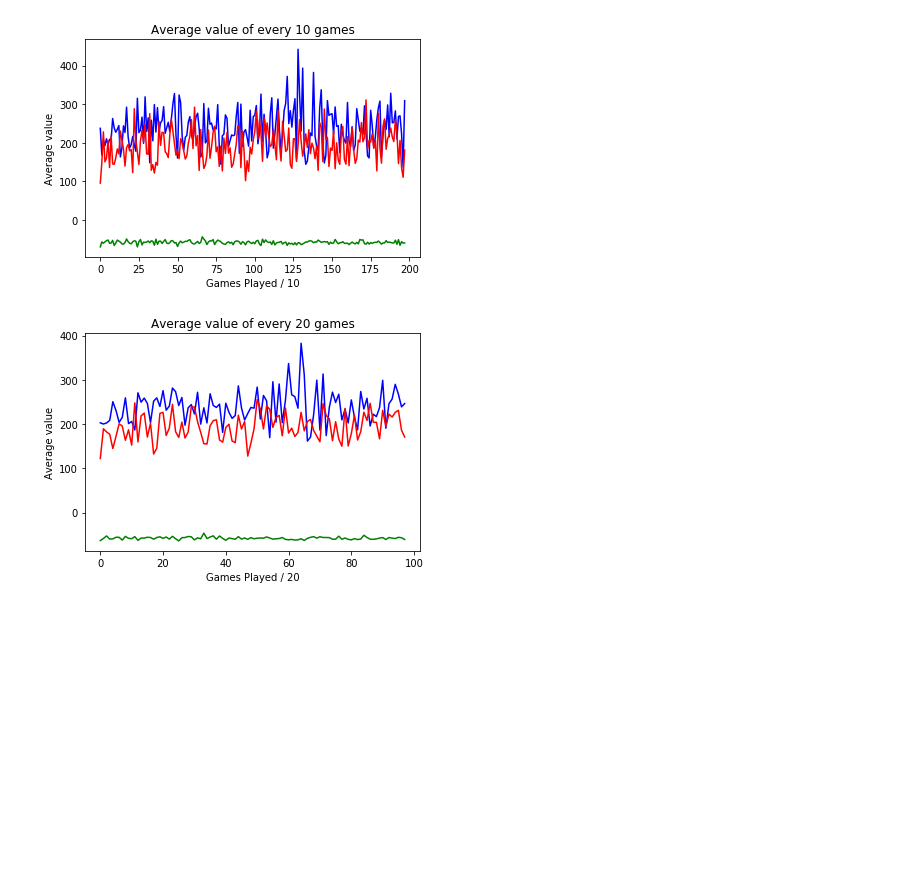
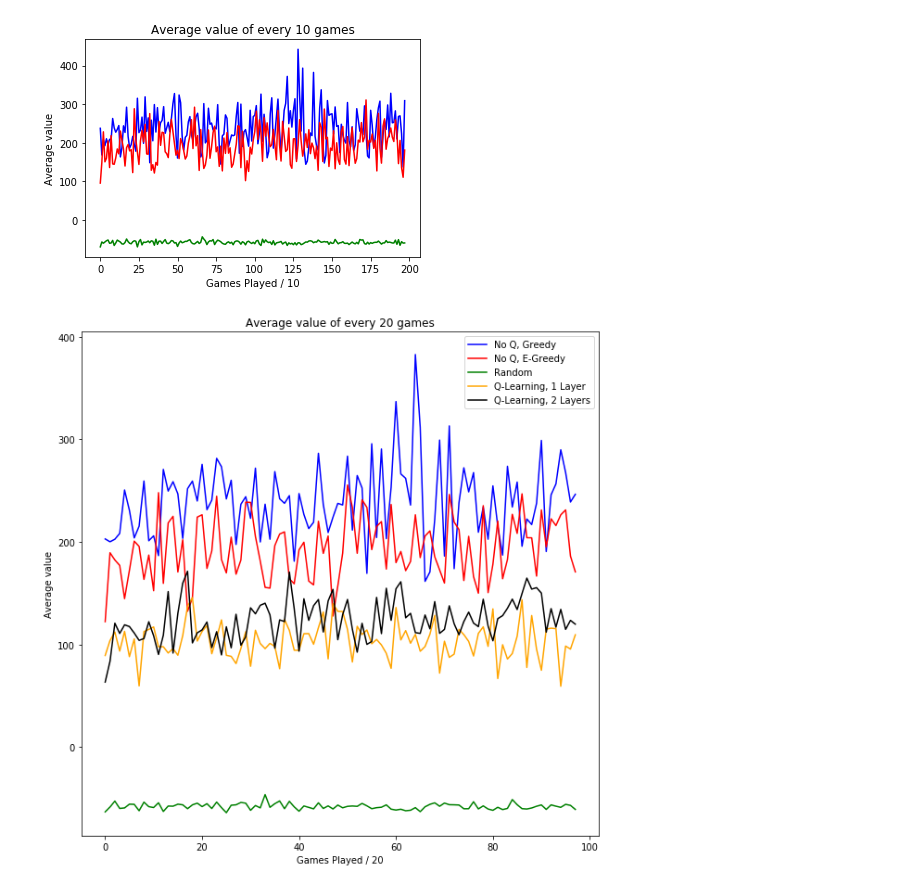
Before and after one commit to Edward-FitzSimons/TetrisAgent_ML, a Jupyter notebook: data_view.ipynb, the cells around one changed output. Saved outputs shown, nothing was run; the diff lists cells and outputs as text; code cells hidden in the pictures; blank space fills up the shorter version.

```diff
--- a/data_view.ipynb
+++ b/data_view.ipynb
@@ -14,6 +14,8 @@ BRD_WIDTH = 10
 data = np.load('training_data_no_greedy.npy').item()
 dat_E_greedy = np.load('training_data_E_greedy.npy').item()
 dat_rand = np.load('training_data_random.npy').item()
+dat_q1 = np.load('training_data_q1.npy').item()
+dat_q2 = np.load('training_data_q2.npy').item()
 
 print("Games Played: " + str(len(data['Value'])))
 print("States in database: " + str(data['Reward'][0]))
@@ -111,18 +113,25 @@ plt.show()
 # %% [output]
 [figure]
 # %%
-growth_ng, growth_eg, growth_r = [], [], []
+growth_ng, growth_eg, growth_r, growth_q1, growth_q2= [], [], [], [], []
 for i in range(20, len(data['Value']) - 20, 20):
     growth_ng.append(np.mean(data['Value'][i - 20: i]))
     growth_eg.append(np.mean(dat_E_greedy['Value'][i - 20: i]))
     growth_r.append(np.mean(dat_rand['Value'][i - 20: i]))
+    growth_q1.append(np.mean(dat_q1['Value'][i - 20: i]))
+    growth_q2.append(np.mean(dat_q2['Value'][i - 20: i]))
+
+fig = plt.figure(figsize=(10,10))
 
 plt.plot(growth_ng, color='blue', label='No Q, Greedy')
 plt.plot(growth_eg, color='red', label='No Q, E-Greedy')
 plt.plot(growth_r, color='green', label='Random')
+plt.plot(growth_q1, color='orange', label='Q-Learning, 1 Layer')
+plt.plot(growth_q2, color='black', label='Q-Learning, 2 Layers')
 plt.title('Average value of every 20 games')
 plt.xlabel('Games Played / 20')
 plt.ylabel('Average value')
+plt.legend()
 plt.show()
 # %% [output]
-[figure, old version]
+[figure, new version]
```
Also changed, not shown: parts of 2 cells of this notebook, 1 other file.
